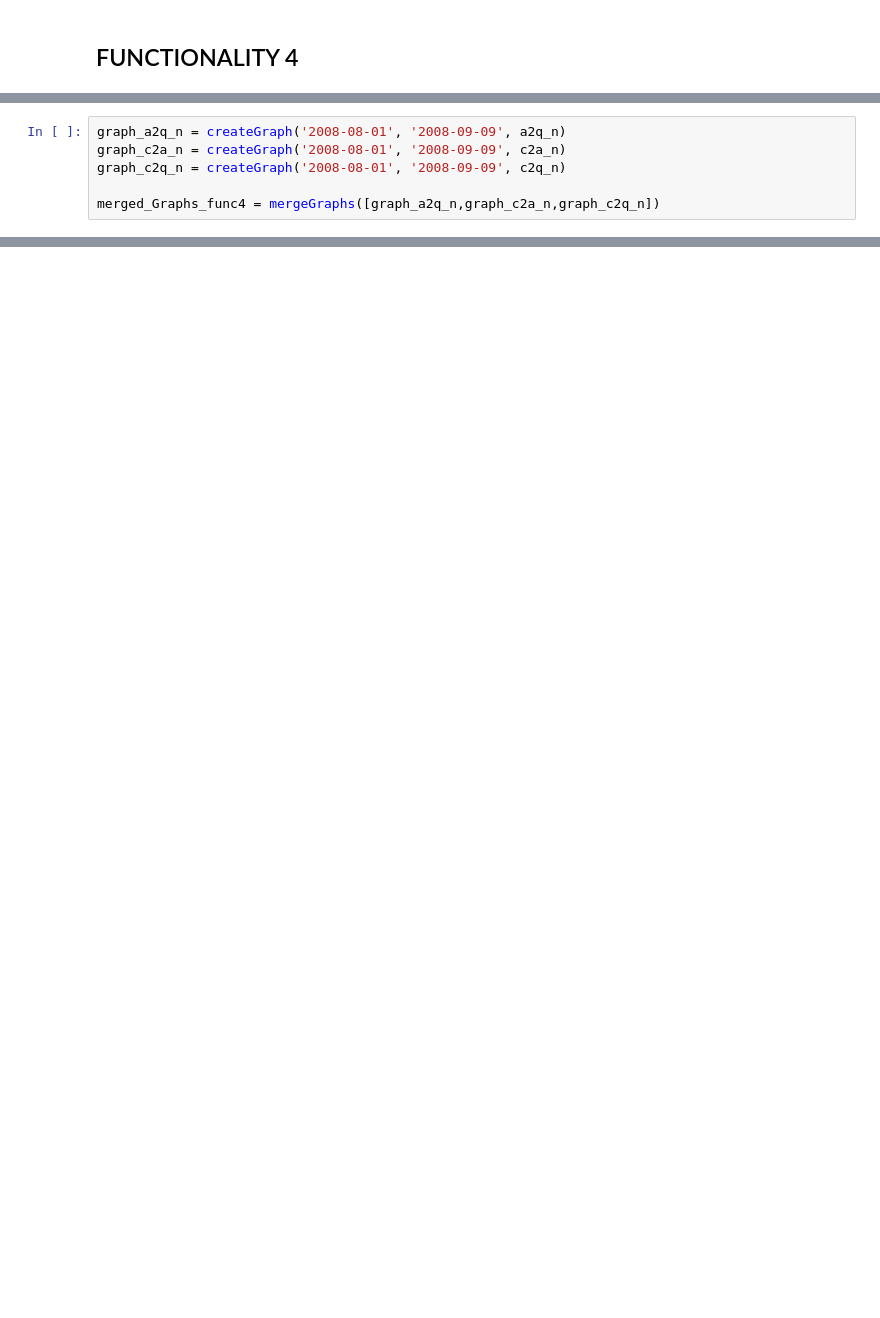
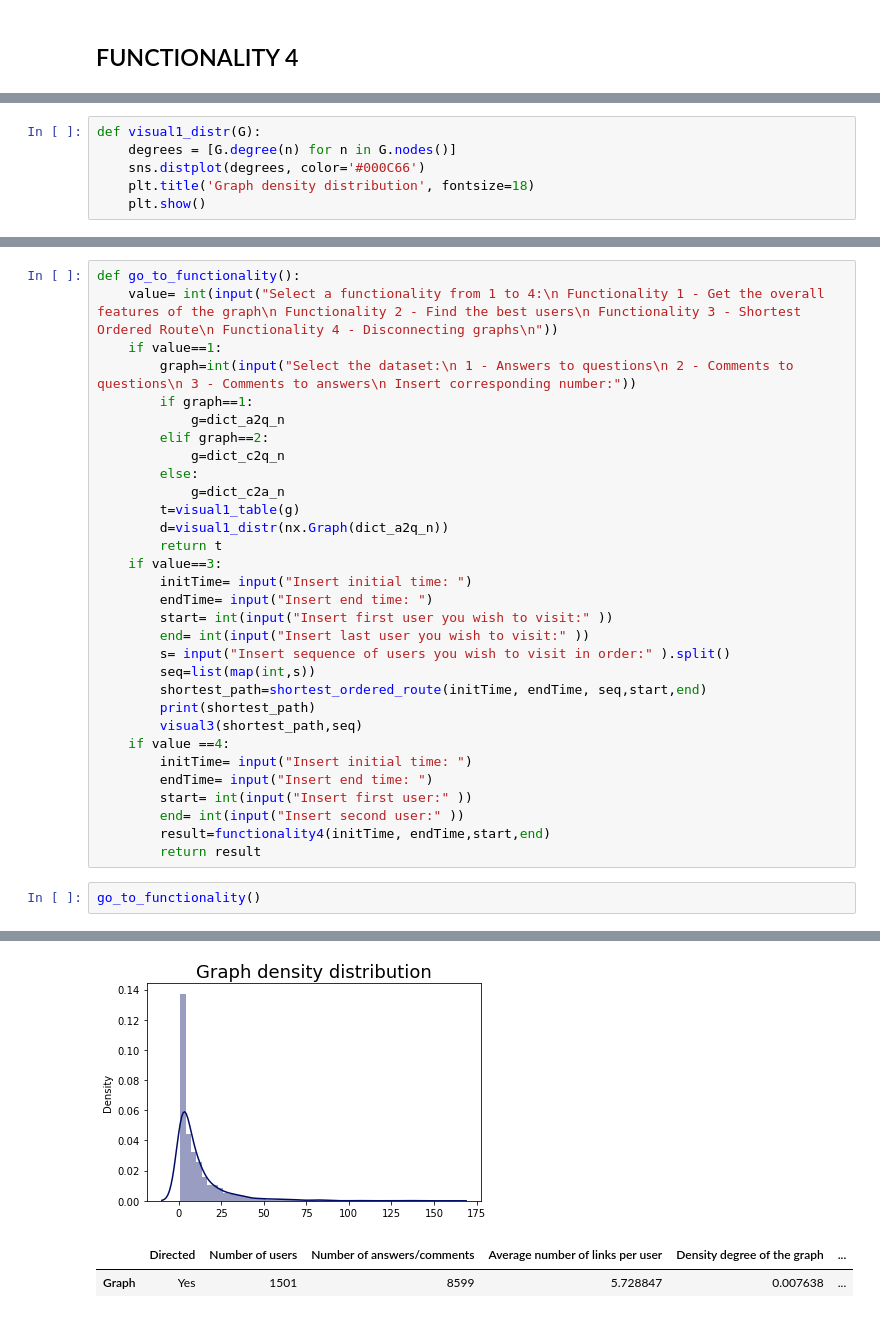
Before and after one commit to stephanie-tahtouh/ADM_HW5_group15, a Jupyter notebook: HW5.ipynb, the cells around one changed output, grey strips where cells are left out. Drawn from its saved outputs; the diff is of its cells as text; blank space fills up the shorter version.

```diff
--- a/HW5.ipynb
+++ b/HW5.ipynb
@@ -580,6 +527,0 @@ def fordFulkerson():
-# %%
-graph_a2q_n = createGraph('2008-08-01', '2008-09-09', a2q_n)
-graph_c2a_n = createGraph('2008-08-01', '2008-09-09', c2a_n)
-graph_c2q_n = createGraph('2008-08-01', '2008-09-09', c2q_n)
-
-merged_Graphs_func4 = mergeGraphs([graph_a2q_n,graph_c2a_n,graph_c2q_n])
@@ -609,0 +707,6 @@ dict_a2q_n
+# %%
+def visual1_distr(G):
+    degrees = [G.degree(n) for n in G.nodes()]
+    sns.distplot(degrees, color='#000C66')
+    plt.title('Graph density distribution', fontsize=18)
+    plt.show()
@@ -609,0 +715,34 @@ dict_a2q_n
+# %%
+def go_to_functionality():
+    value= int(input("Select a functionality from 1 to 4:\n Functionality 1 - Get the overall features of the graph\n Functionality 2 - Find the best users\n Functionality 3 - Shortest Ordered Route\n Functionality 4 - Disconnecting graphs\n"))
+    if value==1:
+        graph=int(input("Select the dataset:\n 1 - Answers to questions\n 2 - Comments to questions\n 3 - Comments to answers\n Insert corresponding number:"))
+        if graph==1:
+            g=dict_a2q_n
+        elif graph==2:
+            g=dict_c2q_n
+        else:
+            g=dict_c2a_n
+        t=visual1_table(g)
+        d=visual1_distr(nx.Graph(dict_a2q_n))
+        return t
+    if value==3:
+        initTime= input("Insert initial time: ")
+        endTime= input("Insert end time: ")
+        start= int(input("Insert first user you wish to visit:" ))
+        end= int(input("Insert last user you wish to visit:" ))
+        s= input("Insert sequence of users you wish to visit in order:" ).split()
+        seq=list(map(int,s))
+        shortest_path=shortest_ordered_route(initTime, endTime, seq,start,end)
+        print(shortest_path)
+        visual3(shortest_path,seq)
+    if value ==4:
+        initTime= input("Insert initial time: ")
+        endTime= input("Insert end time: ")
+        start= int(input("Insert first user:" ))
+        end= int(input("Insert second user:" ))
+        result=functionality4(initTime, endTime,start,end)
+        return result
+# %%
+go_to_functionality()
+# %% [output]
@@ -609,0 +760,3 @@ dict_a2q_n
+[figure, added]
+|  | Directed | Number of users | Number of answers/comments | Average number of links per user | Density degree of the graph | ... |
+| Graph | Yes | 1501 | 8599 | 5.728847 | 0.007638 | ... |
```
Also changed, not shown: parts of 65 cells of this notebook.
